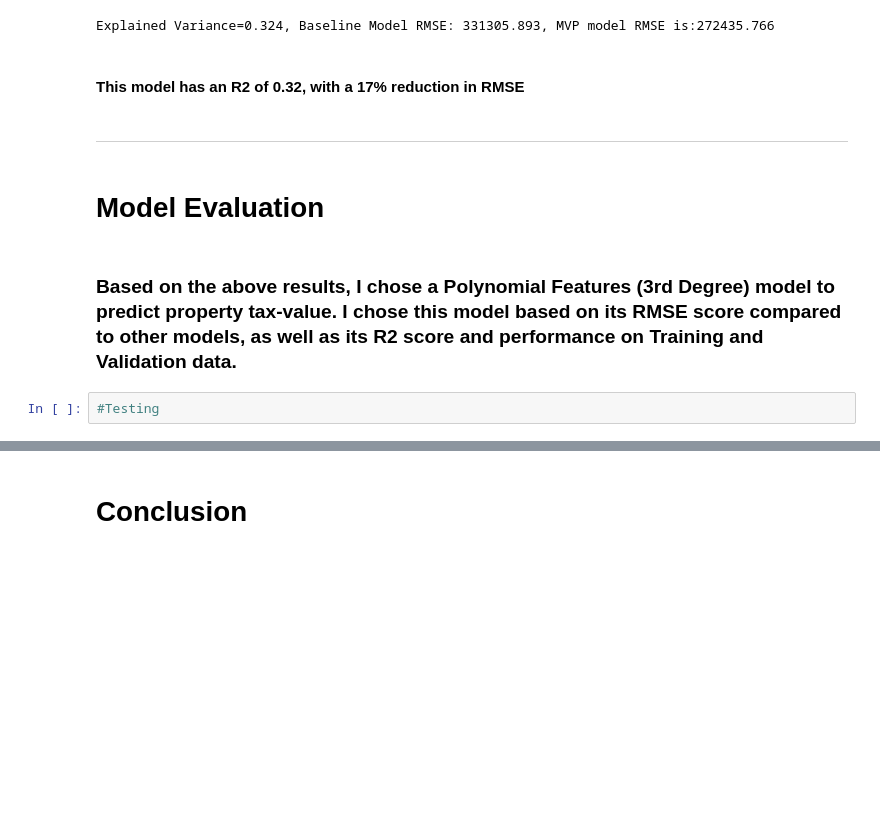
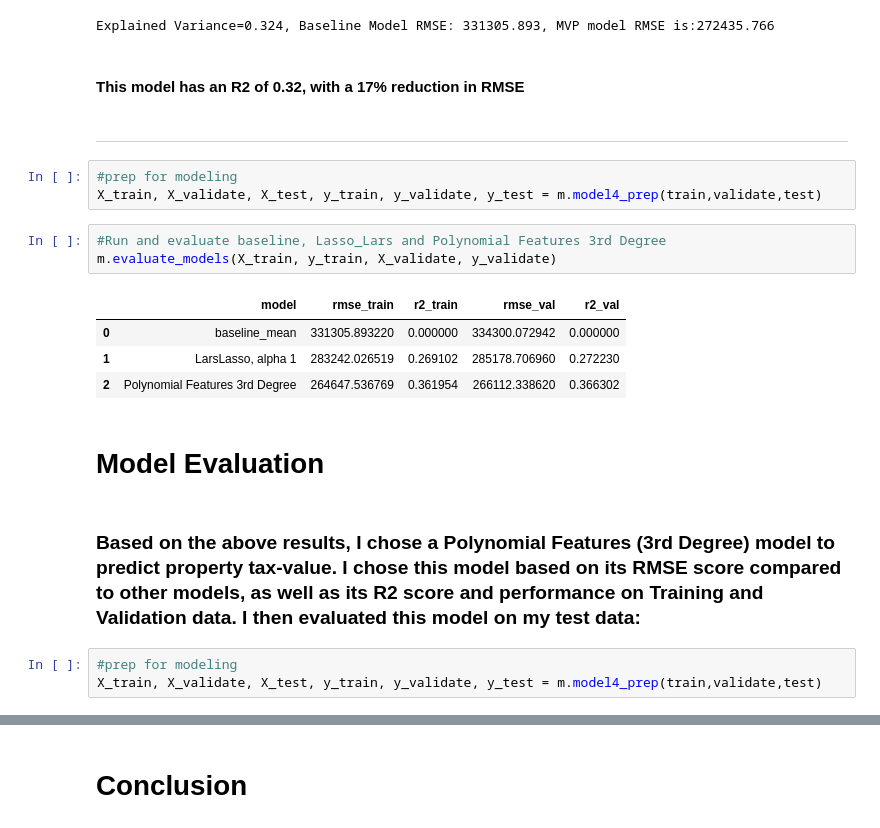
Before and after one commit to cristinalucin/regression-project, a Jupyter notebook: Zillow Final Report.ipynb, the cells around one changed output, grey strips where cells are left out. Saved outputs shown, nothing was run; the diff lists cells and outputs as text; blank space fills up the shorter version.

```diff
--- a/Zillow Final Report.ipynb
+++ b/Zillow Final Report.ipynb
@@ -276,13 +295,25 @@ _______
 m.get_mvp_model_with_results(train,validate,test)
 # %% [output]
 Explained Variance=0.324, Baseline Model RMSE: 331305.893, MVP model RMSE is:272435.766
-# %% [markdown]
-#### This model has an R2 of 0.32, with a 17% reduction in RMSE
+# %% [markdown]
+#### This model has an R2 of 0.32, with a 17% reduction in RMSE
 # %% [markdown]
 ____
+# %%
+#prep for modeling
+X_train, X_validate, X_test, y_train, y_validate, y_test = m.model4_prep(train,validate,test)
+# %%
+#Run and evaluate baseline, Lasso_Lars and Polynomial Features 3rd Degree
+m.evaluate_models(X_train, y_train, X_validate, y_validate)
+# %% [output]
+|  | model | rmse_train | r2_train | rmse_val | r2_val |
+| 0 | baseline_mean | 331305.893220 | 0.000000 | 334300.072942 | 0.000000 |
+| 1 | LarsLasso, alpha 1 | 283242.026519 | 0.269102 | 285178.706960 | 0.272230 |
+| 2 | Polynomial Features 3rd Degree | 264647.536769 | 0.361954 | 266112.338620 | 0.366302 |
 # %% [markdown]
 # Model Evaluation
 # %% [markdown]
-### Based on the above results, I chose a Polynomial Features (3rd Degree) model to predict property tax-value. I chose this model based on its RMSE score compared to other models, as well as its R2 score and performance on Training and Validation data.
+### Based on the above results, I chose a Polynomial Features (3rd Degree) model to predict property tax-value. I chose this model based on its RMSE score compared to other models, as well as its R2 score and performance on Training and Validation data. I then evaluated this model on my test data:
 # %%
-#Testing
+#prep for modeling
+X_train, X_validate, X_test, y_train, y_validate, y_test = m.model4_prep(train,validate,test)
```
Also changed, not shown: parts of 15 cells of this notebook, 2 other files.
